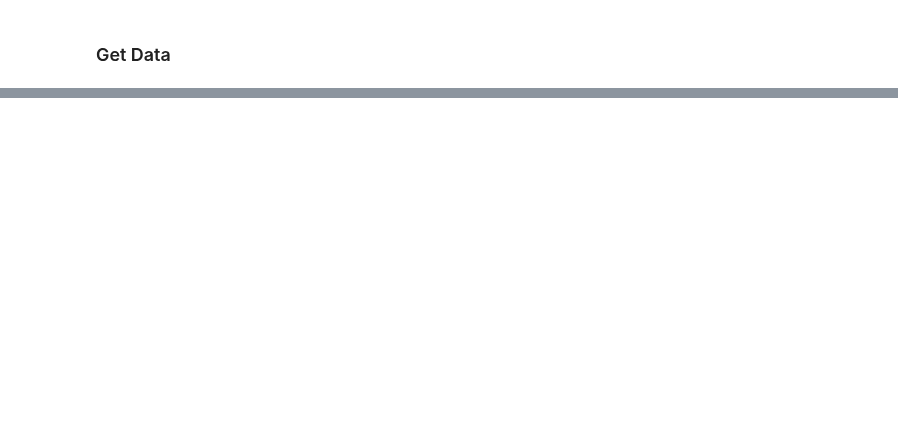
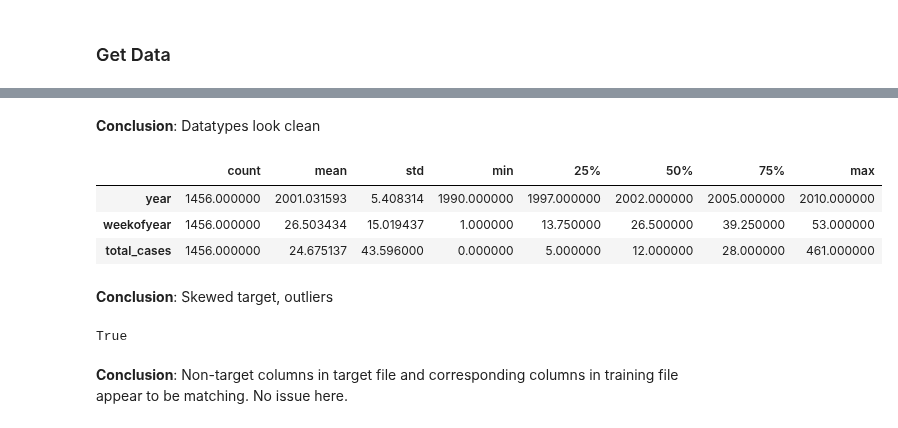
Before and after one commit to ButrosV/dengue-transfer-learn, a Jupyter notebook: notebooks/01_eda_dengue.ipynb, the cells around one changed output, grey strips where cells are left out. Cells and saved outputs as stored; diff of their text form; code cells hidden in the pictures; blank space fills up the shorter version.

```diff
--- a/notebooks/01_eda_dengue.ipynb
+++ b/notebooks/01_eda_dengue.ipynb
@@ -58,0 +126,11 @@ df_raw.sample(1)
+# %% [markdown]
+**Conclusion**: Datatypes look clean
+# %%
+df_labels_raw.describe().T.style.background_gradient()
+# %% [output]
+|  | count | mean | std | min | 25% | 50% | 75% | max |
+| year | 1456.000000 | 2001.031593 | 5.408314 | 1990.000000 | 1997.000000 | 2002.000000 | 2005.000000 | 2010.000000 |
+| weekofyear | 1456.000000 | 26.503434 | 15.019437 | 1.000000 | 13.750000 | 26.500000 | 39.250000 | 53.000000 |
+| total_cases | 1456.000000 | 24.675137 | 43.596000 | 0.000000 | 5.000000 | 12.000000 | 28.000000 | 461.000000 |
+# %% [markdown]
+**Conclusion**: Skewed target, outliers
@@ -58,0 +139,6 @@ df_raw.sample(1)
+# %%
+df_labels_raw[["year", "weekofyear"]].equals(df_train_raw[["year", "weekofyear"]])
+# %% [output]
+True
+# %% [markdown]
+**Conclusion**: Non-target columns in target file and corresponding columns in training file appear to be matching. No issue here.
```
Also changed, not shown: parts of 29 cells of this notebook.
